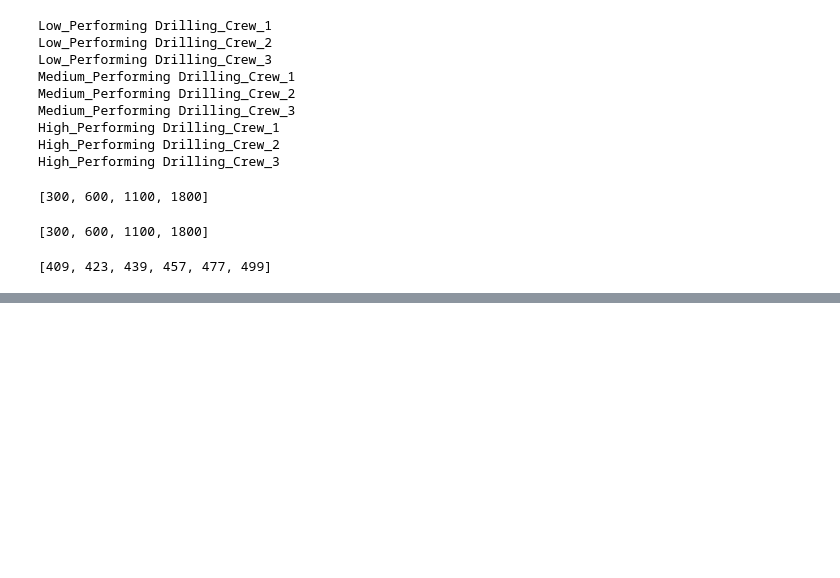
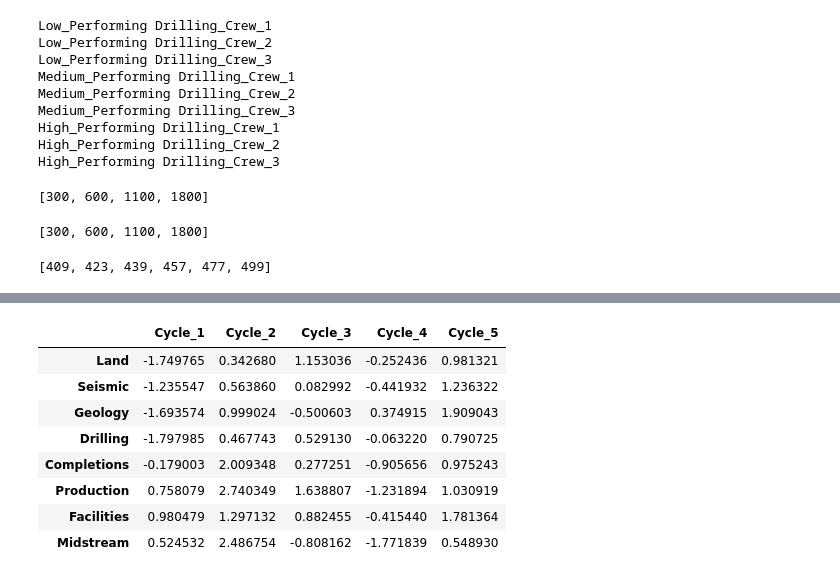
Before and after one commit to aleal4/ML_python_fundamentals, a Jupyter notebook: Python Fundamentals.ipynb, the cells around one changed output, grey strips where cells are left out. Saved outputs shown, nothing was run; the diff lists cells and outputs as text; code cells hidden in the pictures; blank space fills up the shorter version.

```diff
--- a/Python Fundamentals.ipynb
+++ b/Python Fundamentals.ipynb
@@ -265,0 +352,12 @@ y=[5,6,7,8,9,10]
+# %%
+life_cycle.cumsum()
+# %% [output]
+|  | Cycle_1 | Cycle_2 | Cycle_3 | Cycle_4 | Cycle_5 |
+| Land | -1.749765 | 0.342680 | 1.153036 | -0.252436 | 0.981321 |
+| Seismic | -1.235547 | 0.563860 | 0.082992 | -0.441932 | 1.236322 |
+| Geology | -1.693574 | 0.999024 | -0.500603 | 0.374915 | 1.909043 |
+| Drilling | -1.797985 | 0.467743 | 0.529130 | -0.063220 | 0.790725 |
+| Completions | -0.179003 | 2.009348 | 0.277251 | -0.905656 | 0.975243 |
+| Production | 0.758079 | 2.740349 | 1.638807 | -1.231894 | 1.030919 |
+| Facilities | 0.980479 | 1.297132 | 0.882455 | -0.415440 | 1.781364 |
+| Midstream | 0.524532 | 2.486754 | -0.808162 | -1.771839 | 0.548930 |
```
Also changed, not shown: parts of 18 cells of this notebook, 1 other file.
